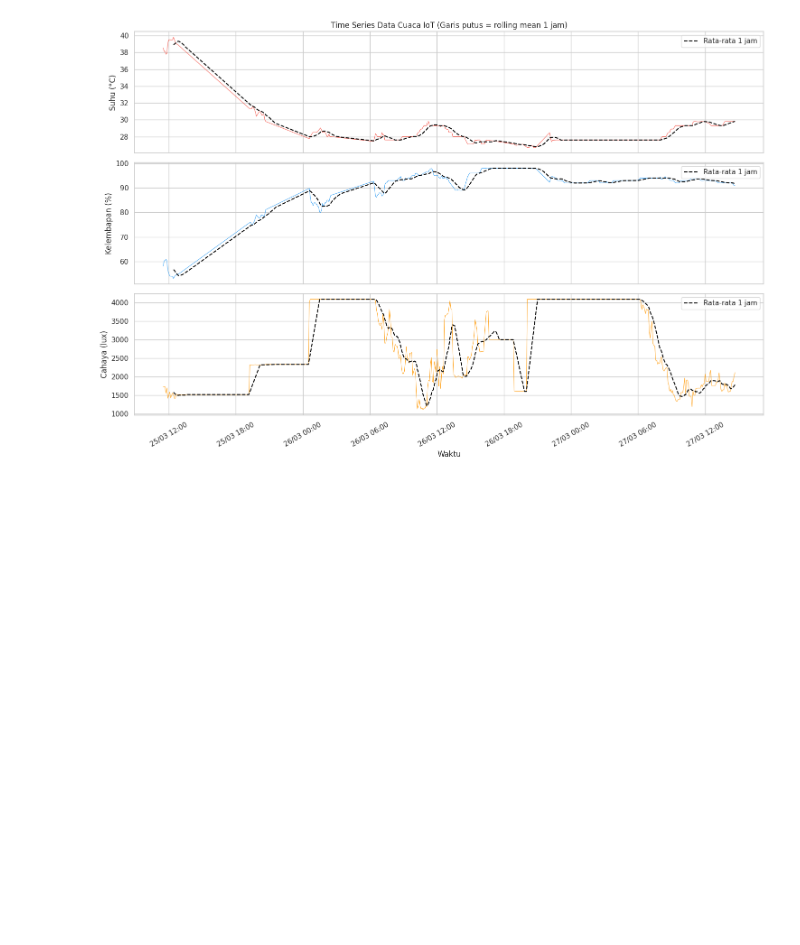
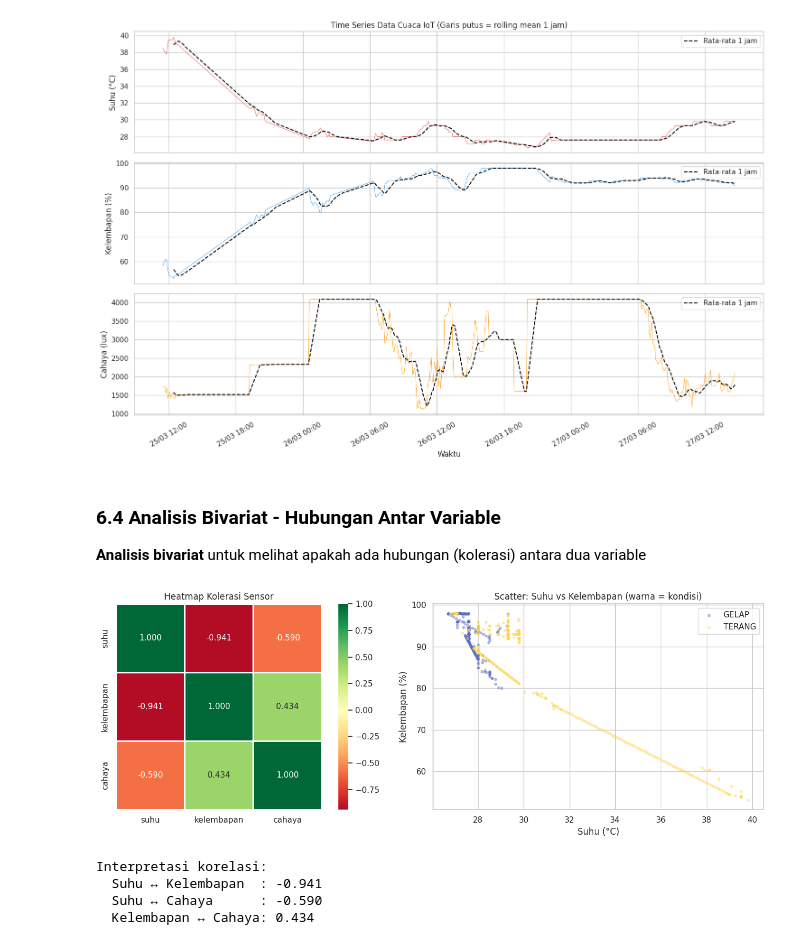
Before and after one commit to delafajarmulia/suhu-detector-ai, a Jupyter notebook: weather_analysis_1.ipynb, the cells around one changed output. Drawn from its saved outputs; the diff is of its cells as text; code cells hidden in the pictures; blank space fills up the shorter version.

Commit message:
add: EDA analysis bivariat

```diff
--- a/weather_analysis_1.ipynb
+++ b/weather_analysis_1.ipynb
@@ -441,3 +441,42 @@ plt.tight_layout()
 plt.show()
 # %% [output]
 [figure]
+# %% [markdown]
+### 6.4 Analisis Bivariat - Hubungan Antar Variable
+
+**Analisis bivariat** untuk melihat apakah ada hubungan (kolerasi) antara dua variable
+# %%
+# heatmap kolerasi
+fig, axes = plt.subplots(1, 2, figsize=(14, 5))
+
+corr = df_feat[cols_sensor].corr()
+mask = np.triu(np.ones_like(corr, dtype=bool))
+sns.heatmap(corr, annot=True, fmt='.3f', cmap='RdYlGn', center=0,
+            ax=axes[0], square=True, linewidths=1)
+axes[0].set_title('Heatmap Kolerasi Sensor')
+
+# scatter suhu vs kelembapan (diwarnai berdasarkan kondisi)
+colors_map = {'TERANG': '#FFD54F', 'GELAP': '#5C6BC0'}
+for kondisi, grp in df_feat.groupby('kondisi'):
+  axes[1].scatter(grp['suhu'], grp['kelembapan'],
+                  label=kondisi, alpha=0.4, s=10,
+                  color=colors_map.get(kondisi, 'gray'))
+
+axes[1].set_xlabel('Suhu (°C)')
+axes[1].set_ylabel('Kelembapan (%)')
+axes[1].set_title('Scatter: Suhu vs Kelembapan (warna = kondisi)')
+axes[1].legend()
+
+plt.tight_layout()
+plt.show()
+
+print('Interpretasi korelasi:')
+print(f'  Suhu ↔ Kelembapan  : {corr.loc["suhu", "kelembapan"]:.3f}')
+print(f'  Suhu ↔ Cahaya      : {corr.loc["suhu", "cahaya"]:.3f}')
+print(f'  Kelembapan ↔ Cahaya: {corr.loc["kelembapan", "cahaya"]:.3f}')
+# %% [output]
+[figure, added]
+Interpretasi korelasi:
+  Suhu ↔ Kelembapan  : -0.941
+  Suhu ↔ Cahaya      : -0.590
+  Kelembapan ↔ Cahaya: 0.434
```
